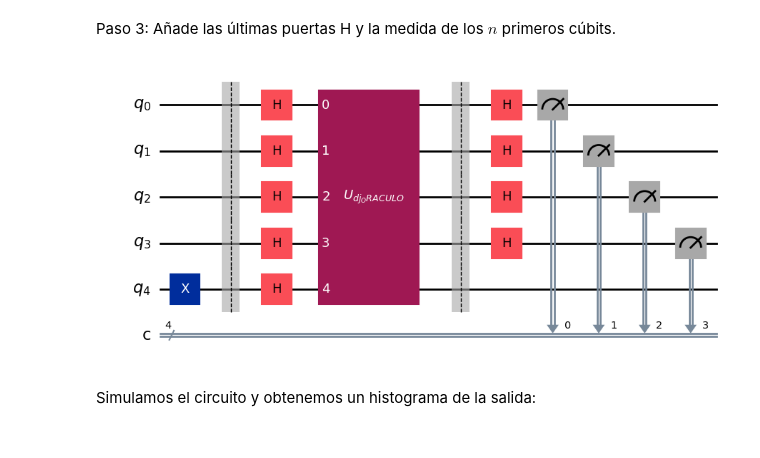
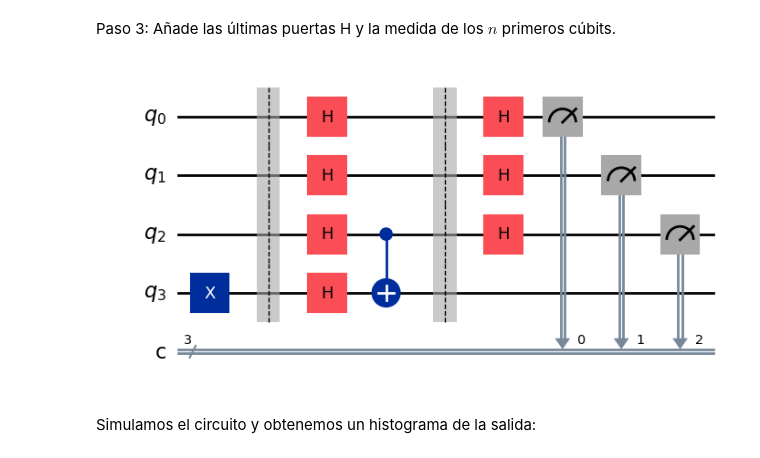
Before and after one commit to MirandaCarou/Quantum_Algorithims_Programming, a Jupyter notebook: Deutsch-Jozsa_algorithm.ipynb, the cells around one changed output. Cells and saved outputs as stored; diff of their text form; code cells hidden in the pictures.

```diff
--- a/Deutsch-Jozsa_algorithm.ipynb
+++ b/Deutsch-Jozsa_algorithm.ipynb
@@ -69,6 +71,5 @@ def cte_oraculo(n):
     y = QuantumRegister(1, name="|y\\rangle")
     qc = QuantumCircuit(x,y)
     qc.x(y)
-    oraculo = qc.to_gate()
-    oraculo.name = "$U_{constante}$"
-    return(oraculo)
+
+    return(qc)
@@ -89,27 +77,9 @@ qc.draw(output='mpl')
 2. Crea una función que devuelva un oráculo para $f$ balanceada.
 # %%
 def bal_oraculo(n):
-    """
-    Define un oraculo para una función balanceada de n bits
-        return: circuito de n+1 cúbits en forma de puerta
-    """
     x = QuantumRegister(n, name="|x\\rangle")
     y = QuantumRegister(1, name="|y\\rangle")
     qc = QuantumCircuit(x,y)
     qc.cx(x[n-1], y)
-    oraculo = qc.to_gate()
-    oraculo.name = "$U_{balanceada}$"
-    return oraculo
+
+    return qc
-# %%
-
-#Funcion que implementa el oraculo de la paridad
-x = QuantumRegister(n, name="|x\\rangle")
-y = QuantumRegister(1, name="|y\\rangle")
-qc = QuantumCircuit(x,y)
-qc.h(x)
-qc.barrier()
-qc.draw(output='mpl')
-
-qc = qc.compose(bal_oraculo(n))
-qc.save_statevector()
-qc.draw(output='mpl')
@@ -119,25 +87,15 @@ qc.draw(output='mpl')
 3. Crea una función que devuelva una puerta oráculo cte. o balanceado según un parámetro de entrada
 # %%
 def dj_oraculo(n, tipo):
-    """
-    Devuelve un oraculo para el algoritmo de Deutsch-Jozsa
-
-        n: Número de cúbits de entrada
-        tipo: tipo de oráculo, 0 cte., 1 balanceado
-        return: circuito de n+1 cúbit en forma de puerta
-    """
     x = QuantumRegister(n, name="|x\\rangle")
     y = QuantumRegister(1, name="|y\\rangle")
     qc = QuantumCircuit(x,y)
 
     if tipo == 0:
-      oraculo = qc.compose(cte_oraculo(n), inplace=True)
+      oraculo = qc.compose(cte_oraculo(n))
     else:
-      oraculo = qc.compose(bal_oraculo(n), inplace=True)
+      oraculo = qc.compose(bal_oraculo(n))
 
-    # Salida
-    oraculo = qc.to_gate()
-    oraculo.name = "$U_{dj_ORACULO}$"
     return oraculo
 # %% [markdown]
 4. Implementa paso a paso el circuito completo del algoritmo de Deutsch-Jozsa:
@@ -194,16 +152,16 @@ Paso 3: Añade las últimas puertas H y la medida de los $n$ primeros cúbits.
 # %%
 def paso_3(n, tipo_oraculo):
     qc = paso_2(n, tipo_oraculo)
     qc.h(range(n))
     qc.measure(range(n), range(n))
     return qc
 
 # Selecciona un oráculo aleatorio
 tipo_oraculo = 1
-dj_circuito = paso_3(4, tipo_oraculo)
+dj_circuito = paso_3(3, tipo_oraculo)
 dj_circuito.draw('mpl')
 # %% [output]
-[figure, old version]
+[figure, new version]
 # %% [markdown]
 Simulamos el circuito y obtenemos un histograma de la salida:
 # %%
```
Also changed, not shown: parts of 7 cells of this notebook.
